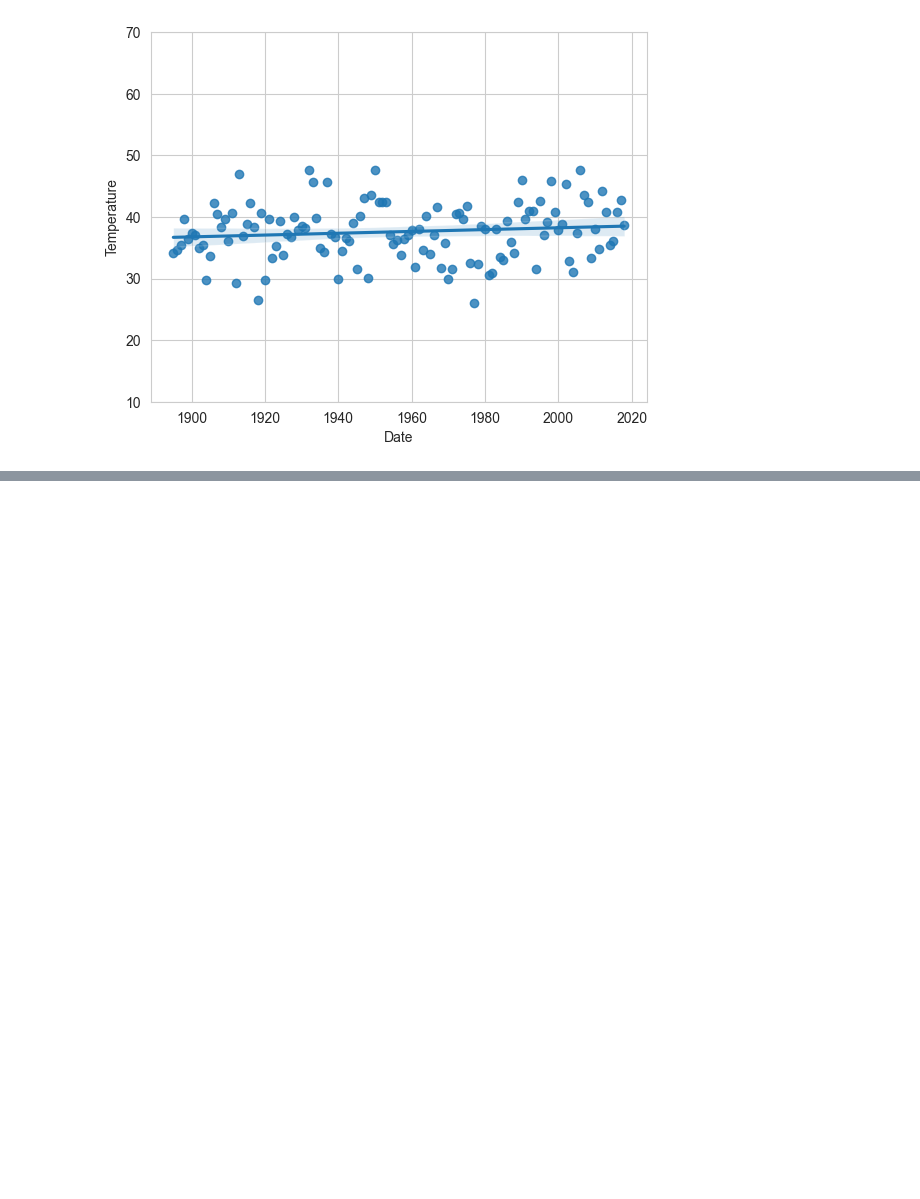
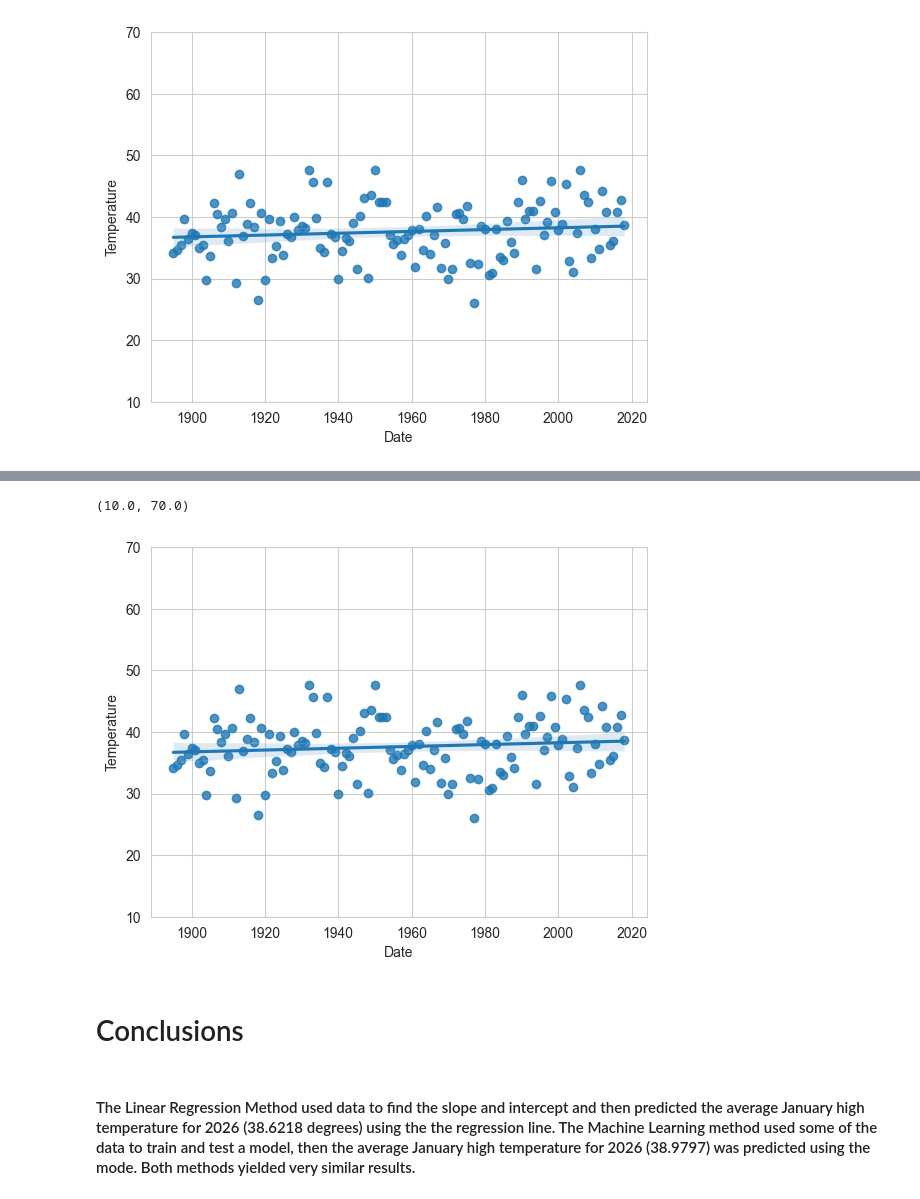
Before and after one commit to Sarah566092/datafun-07-ml-predictive, a Jupyter notebook: linear_regression_sarahdeconink.ipynb, the cells around one changed output, grey strips where cells are left out. Drawn from its saved outputs; the diff is of its cells as text; code cells hidden in the pictures; blank space fills up the shorter version.

```diff
--- a/linear_regression_sarahdeconink.ipynb
+++ b/linear_regression_sarahdeconink.ipynb
@@ -139,0 +241,9 @@ sns.regplot(x=nyc.Date, y=nyc.Temperature).axes.set_ylim(10, 70)
+# %%
+sns.regplot(x=nyc.Date, y=nyc.Temperature).axes.set_ylim(10, 70)
+# %% [output]
+(10.0, 70.0)
+[figure, added]
+# %% [markdown]
+# Conclusions
+# %% [markdown]
+#### The Linear Regression Method used data to find the slope and intercept and then predicted the average January high temperature for 2026 (38.6218 degrees) using the the regression line. The Machine Learning method used some of the data to train and test a model, then the average January high temperature for 2026 (38.9797) was predicted using the mode. Both methods yielded very similar results.
```
Also changed, not shown: parts of 18 cells of this notebook.
